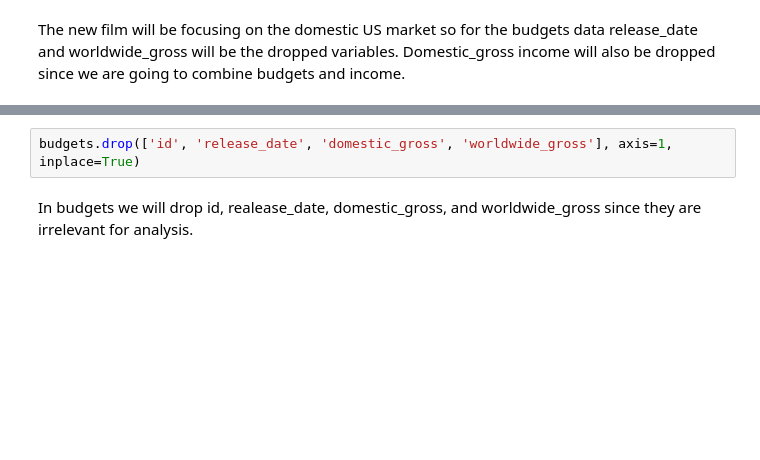
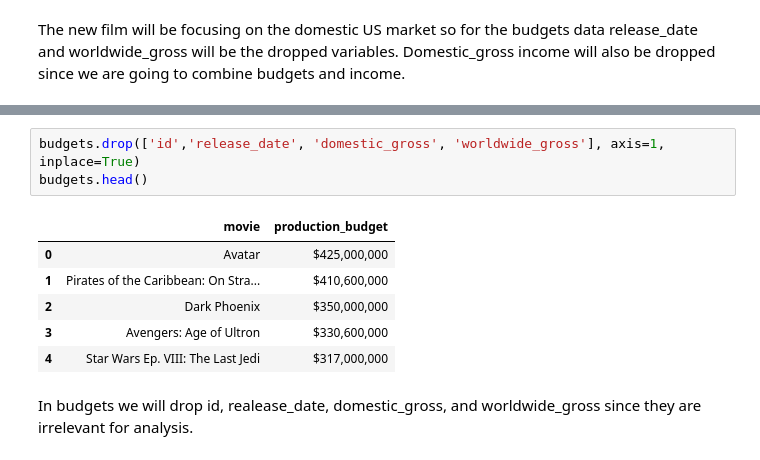
Before and after one commit to ashakeri92/dsc-phase-1-project-v2-3, a Jupyter notebook: analysis.ipynb, the cells around one changed output, grey strips where cells are left out. Saved outputs shown, nothing was run; the diff lists cells and outputs as text; blank space fills up the shorter version.

```diff
--- a/analysis.ipynb
+++ b/analysis.ipynb
@@ -117,5 +163,13 @@ The new film will be focusing on the domestic US market so for the budgets data
 # %%
-budgets.drop(['id', 'release_date', 'domestic_gross', 'worldwide_gross'], axis=1, inplace=True)
+budgets.drop(['id','release_date', 'domestic_gross', 'worldwide_gross'], axis=1, inplace=True)
+budgets.head()
+# %% [output]
+|  | movie | production_budget |
+| 0 | Avatar | $425,000,000 |
+| 1 | Pirates of the Caribbean: On Stra... | $410,600,000 |
+| 2 | Dark Phoenix | $350,000,000 |
+| 3 | Avengers: Age of Ultron | $330,600,000 |
+| 4 | Star Wars Ep. VIII: The Last Jedi | $317,000,000 |
 # %% [markdown]
 In budgets we will drop id, realease_date, domestic_gross, and worldwide_gross since they are irrelevant for analysis.
 # %%
```
Also changed, not shown: parts of 12 cells of this notebook.
